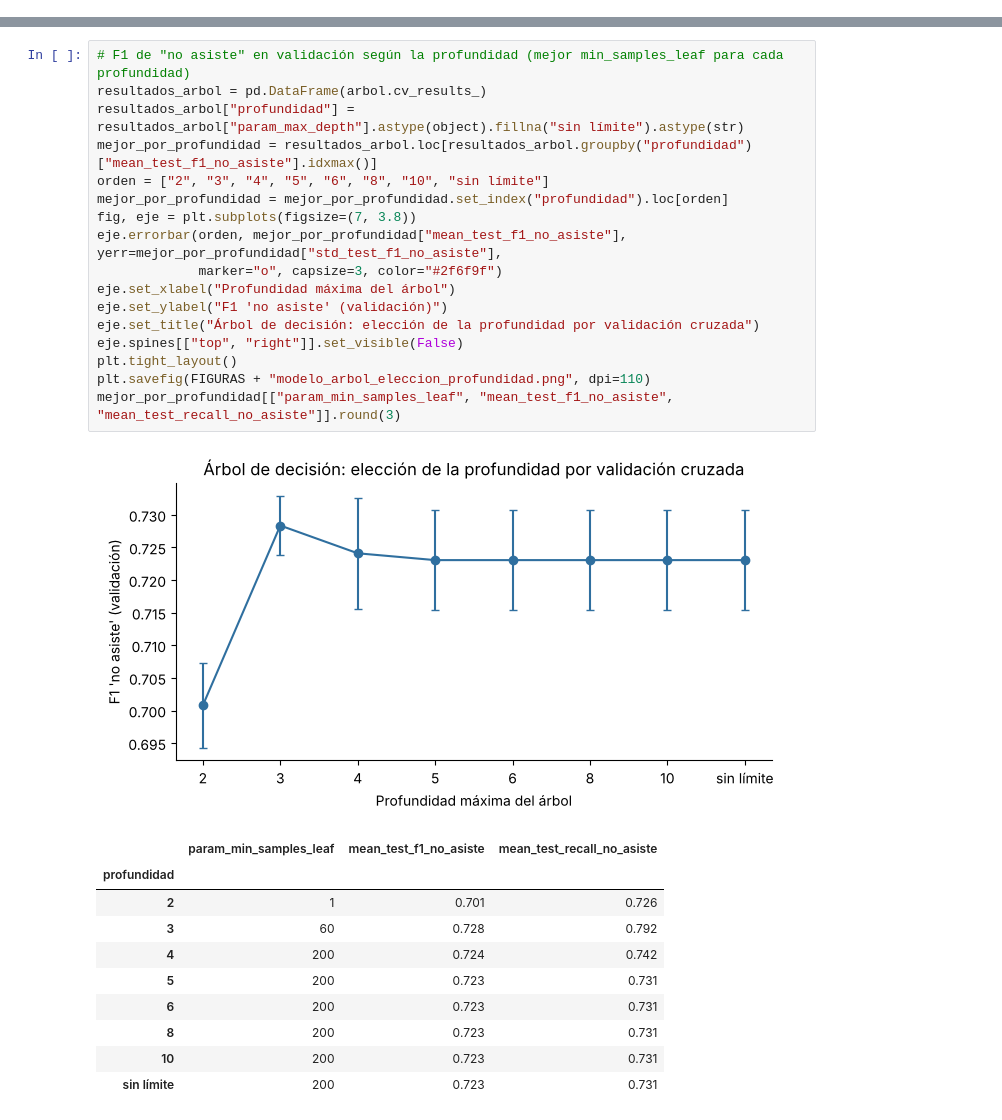
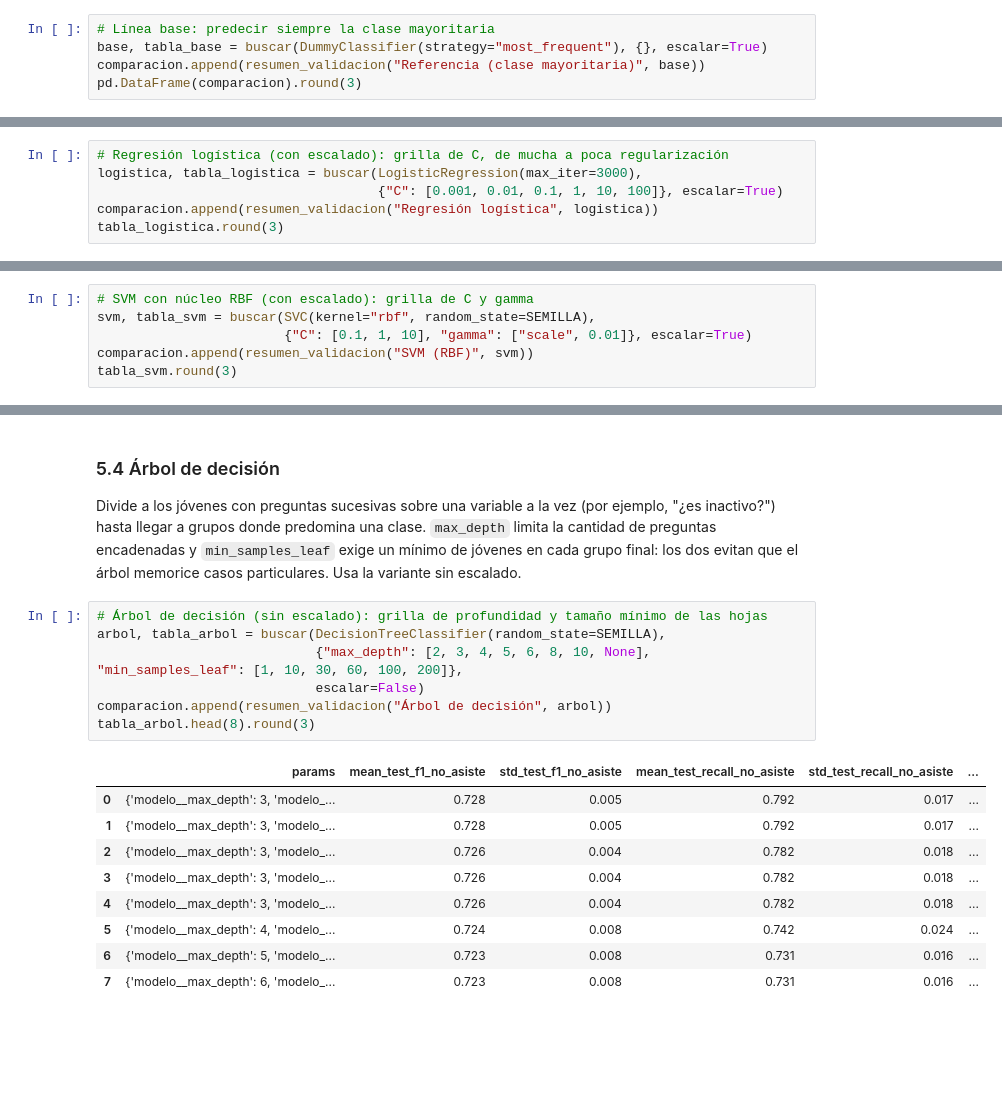
Before and after one commit to Elizabet866/prediccion-asistencia-nivel-superior-eph, a Jupyter notebook: notebooks/4.0-lei-modelado-y-evaluacion.ipynb, the cells around one changed output, grey strips where cells are left out. Drawn from its saved outputs; the diff is of its cells as text; blank space fills up the shorter version.

Commit message:
Incluir el preprocesamiento dentro de la validación cruzada

```diff
--- a/notebooks/4.0-lei-modelado-y-evaluacion.ipynb
+++ b/notebooks/4.0-lei-modelado-y-evaluacion.ipynb
@@ -171,0 +190,5 @@ pd.DataFrame(comparacion).round(3)
+# %%
+# Línea base: predecir siempre la clase mayoritaria
+base, tabla_base = buscar(DummyClassifier(strategy="most_frequent"), {}, escalar=True)
+comparacion.append(resumen_validacion("Referencia (clase mayoritaria)", base))
+pd.DataFrame(comparacion).round(3)
@@ -215,0 +208,6 @@ tabla_knn.head(8).round(3)
+# %%
+# Regresión logística (con escalado): grilla de C, de mucha a poca regularización
+logistica, tabla_logistica = buscar(LogisticRegression(max_iter=3000),
+                                    {"C": [0.001, 0.01, 0.1, 1, 10, 100]}, escalar=True)
+comparacion.append(resumen_validacion("Regresión logística", logistica))
+tabla_logistica.round(3)
@@ -274,0 +269,6 @@ tabla_arbol.head(8).round(3)
+# %%
+# SVM con núcleo RBF (con escalado): grilla de C y gamma
+svm, tabla_svm = buscar(SVC(kernel="rbf", random_state=SEMILLA),
+                        {"C": [0.1, 1, 10], "gamma": ["scale", 0.01]}, escalar=True)
+comparacion.append(resumen_validacion("SVM (RBF)", svm))
+tabla_svm.round(3)
@@ -275,29 +283,21 @@ tabla_arbol.head(8).round(3)
+# %% [markdown]
+### 5.4 Árbol de decisión
+
+Divide a los jóvenes con preguntas sucesivas sobre una variable a la vez (por ejemplo, "¿es inactivo?") hasta llegar a grupos donde predomina una clase. `max_depth` limita la cantidad de preguntas encadenadas y `min_samples_leaf` exige un mínimo de jóvenes en cada grupo final: los dos evitan que el árbol memorice casos particulares. Usa la variante sin escalado.
 # %%
-# F1 de "no asiste" en validación según la profundidad (mejor min_samples_leaf para cada profundidad)
-resultados_arbol = pd.DataFrame(arbol.cv_results_)
-resultados_arbol["profundidad"] = resultados_arbol["param_max_depth"].astype(object).fillna("sin límite").astype(str)
-mejor_por_profundidad = resultados_arbol.loc[resultados_arbol.groupby("profundidad")["mean_test_f1_no_asiste"].idxmax()]
-orden = ["2", "3", "4", "5", "6", "8", "10", "sin límite"]
-mejor_por_profundidad = mejor_por_profundidad.set_index("profundidad").loc[orden]
-fig, eje = plt.subplots(figsize=(7, 3.8))
-eje.errorbar(orden, mejor_por_profundidad["mean_test_f1_no_asiste"], yerr=mejor_por_profundidad["std_test_f1_no_asiste"],
-             marker="o", capsize=3, color="#2f6f9f")
-eje.set_xlabel("Profundidad máxima del árbol")
-eje.set_ylabel("F1 'no asiste' (validación)")
-eje.set_title("Árbol de decisión: elección de la profundidad por validación cruzada")
-eje.spines[["top", "right"]].set_visible(False)
-plt.tight_layout()
-plt.savefig(FIGURAS + "modelo_arbol_eleccion_profundidad.png", dpi=110)
-mejor_por_profundidad[["param_min_samples_leaf", "mean_test_f1_no_asiste", "mean_test_recall_no_asiste"]].round(3)
+# Árbol de decisión (sin escalado): grilla de profundidad y tamaño mínimo de las hojas
+arbol, tabla_arbol = buscar(DecisionTreeClassifier(random_state=SEMILLA),
+                            {"max_depth": [2, 3, 4, 5, 6, 8, 10, None], "min_samples_leaf": [1, 10, 30, 60, 100, 200]},
+                            escalar=False)
+comparacion.append(resumen_validacion("Árbol de decisión", arbol))
+tabla_arbol.head(8).round(3)
 # %% [output]
-[figure, removed]
-|  | param_min_samples_leaf | mean_test_f1_no_asiste | mean_test_recall_no_asiste |
-| profundidad |  |  |  |
-| 2 | 1 | 0.701 | 0.726 |
-| 3 | 60 | 0.728 | 0.792 |
-| 4 | 200 | 0.724 | 0.742 |
-| 5 | 200 | 0.723 | 0.731 |
-| 6 | 200 | 0.723 | 0.731 |
-| 8 | 200 | 0.723 | 0.731 |
-| 10 | 200 | 0.723 | 0.731 |
-| sin límite | 200 | 0.723 | 0.731 |
+|  | params | mean_test_f1_no_asiste | std_test_f1_no_asiste | mean_test_recall_no_asiste | std_test_recall_no_asiste | ... |
+| 0 | {'modelo__max_depth': 3, 'modelo_... | 0.728 | 0.005 | 0.792 | 0.017 | ... |
+| 1 | {'modelo__max_depth': 3, 'modelo_... | 0.728 | 0.005 | 0.792 | 0.017 | ... |
+| 2 | {'modelo__max_depth': 3, 'modelo_... | 0.726 | 0.004 | 0.782 | 0.018 | ... |
+| 3 | {'modelo__max_depth': 3, 'modelo_... | 0.726 | 0.004 | 0.782 | 0.018 | ... |
+| 4 | {'modelo__max_depth': 3, 'modelo_... | 0.726 | 0.004 | 0.782 | 0.018 | ... |
+| 5 | {'modelo__max_depth': 4, 'modelo_... | 0.724 | 0.008 | 0.742 | 0.024 | ... |
+| 6 | {'modelo__max_depth': 5, 'modelo_... | 0.723 | 0.008 | 0.731 | 0.016 | ... |
+| 7 | {'modelo__max_depth': 6, 'modelo_... | 0.723 | 0.008 | 0.731 | 0.016 | ... |
```
Also changed, not shown: parts of 84 cells of this notebook, 1 other file.
